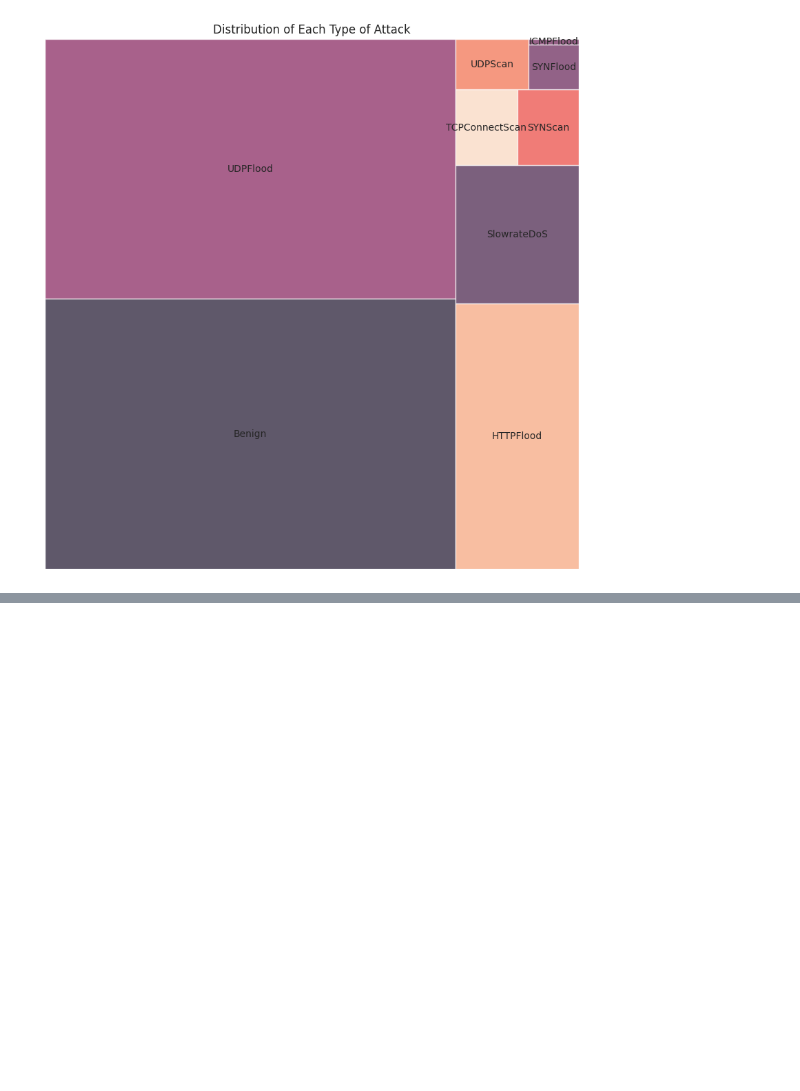
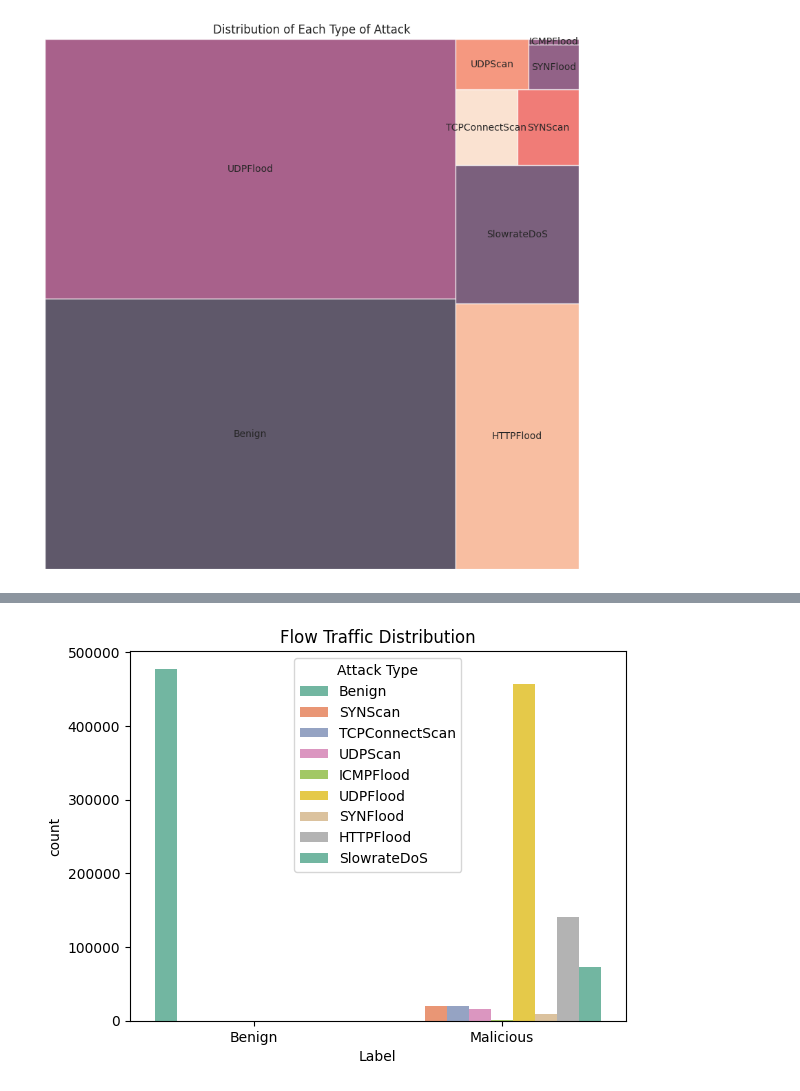
Before and after one commit to Sairithvikvaikuntam/IntrusionDetection_5G, a Jupyter notebook: src/data_visualization/Data_Visualization.ipynb, the cells around one changed output, grey strips where cells are left out. Saved outputs shown, nothing was run; the diff lists cells and outputs as text; code cells hidden in the pictures; blank space fills up the shorter version.

```diff
--- a/src/data_visualization/Data_Visualization.ipynb
+++ b/src/data_visualization/Data_Visualization.ipynb
@@ -97,0 +119,6 @@ plt.show()
+# %%
+sns.countplot(x='Label', hue='Attack Type', data=df2, palette="Set2", legend=True)
+plt.title('Flow Traffic Distribution')
+plt.show()
+# %% [output]
+[figure, added]
```
Also changed, not shown: parts of 6 cells of this notebook, 3 other files.
